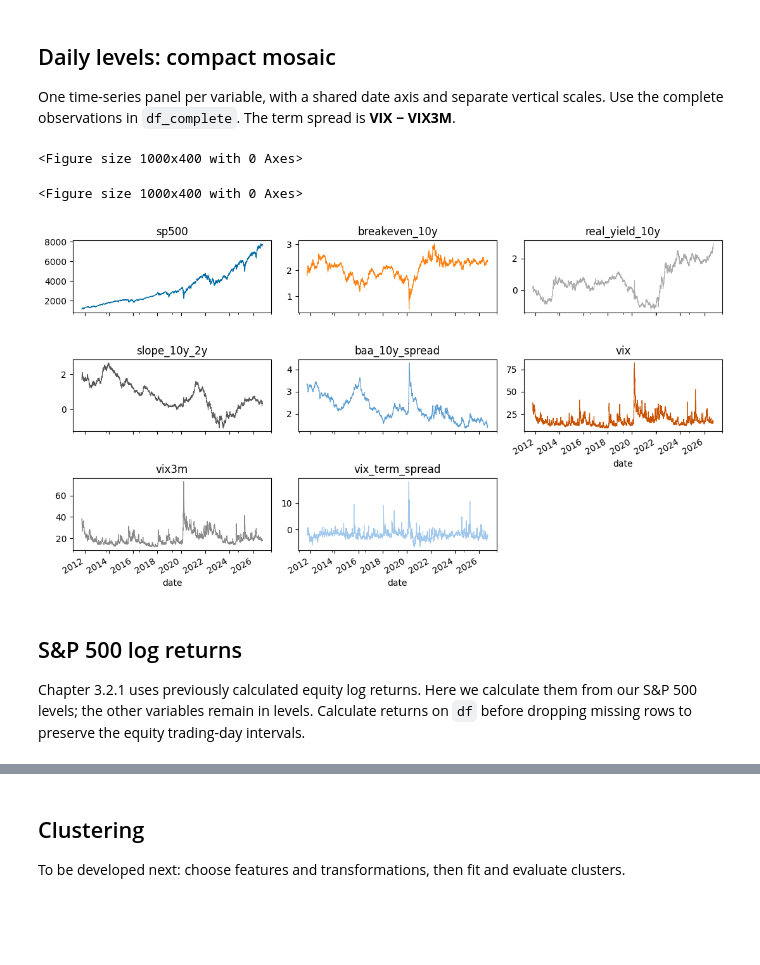
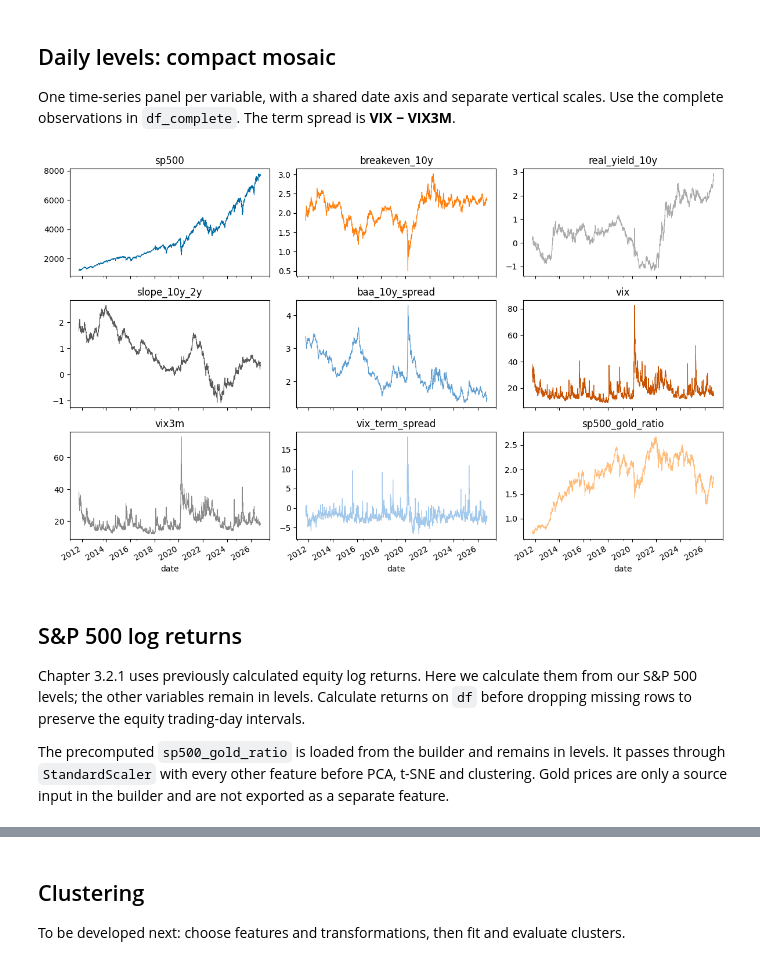
Before and after one commit to galamboslajos/clustering-entropy-pooling, a Jupyter notebook: 02_clustering_analysis.ipynb, the cells around one changed output, grey strips where cells are left out. Saved outputs shown, nothing was run; the diff lists cells and outputs as text; code cells hidden in the pictures; blank space fills up the shorter version.

Commit message:
added sp500 gold ratio, first EP run

```diff
--- a/02_clustering_analysis.ipynb
+++ b/02_clustering_analysis.ipynb
@@ -56,21 +57,24 @@ dtype: int64
 
 One time-series panel per variable, with a shared date axis and separate vertical scales. Use the complete observations in `df_complete`. The term spread is **VIX − VIX3M**.
 # %%
+plot_rows = (len(df_complete.columns) + 2) // 3
 with plt.style.context("tableau-colorblind10"):
-    axes = df_complete.plot(subplots=True, layout=(3, 3), figsize=(11, 6),
+    axes = df_complete.plot(subplots=True, layout=(plot_rows, 3), figsize=(12, 2.5 * plot_rows),
                    sharex=True, legend=False, linewidth=0.8)
     for ax, column in zip(axes.flat, df_complete.columns):
         ax.set_title(column)
+    for ax in axes.flat[len(df_complete.columns):]:
+        ax.set_visible(False)
     plt.tight_layout()
     plt.show()
 # %% [output]
-<Figure size 1000x400 with 0 Axes>
-<Figure size 1000x400 with 0 Axes>
-[figure, old version]
+[figure, new version]
 # %% [markdown]
 ## S&P 500 log returns
 
 Chapter 3.2.1 uses previously calculated equity log returns. Here we calculate them from our S&P 500 levels; the other variables remain in levels. Calculate returns on `df` before dropping missing rows to preserve the equity trading-day intervals.
+
+The precomputed `sp500_gold_ratio` is loaded from the builder and remains in levels. It passes through `StandardScaler` with every other feature before PCA, t-SNE and clustering. Gold prices are only a source input in the builder and are not exported as a separate feature.
 # %%
 df_transformed = df.copy()
 df_transformed["sp500"] = np.log(df["sp500"]).diff()
```
Also changed, not shown: parts of 35 cells of this notebook, 3 other files.
